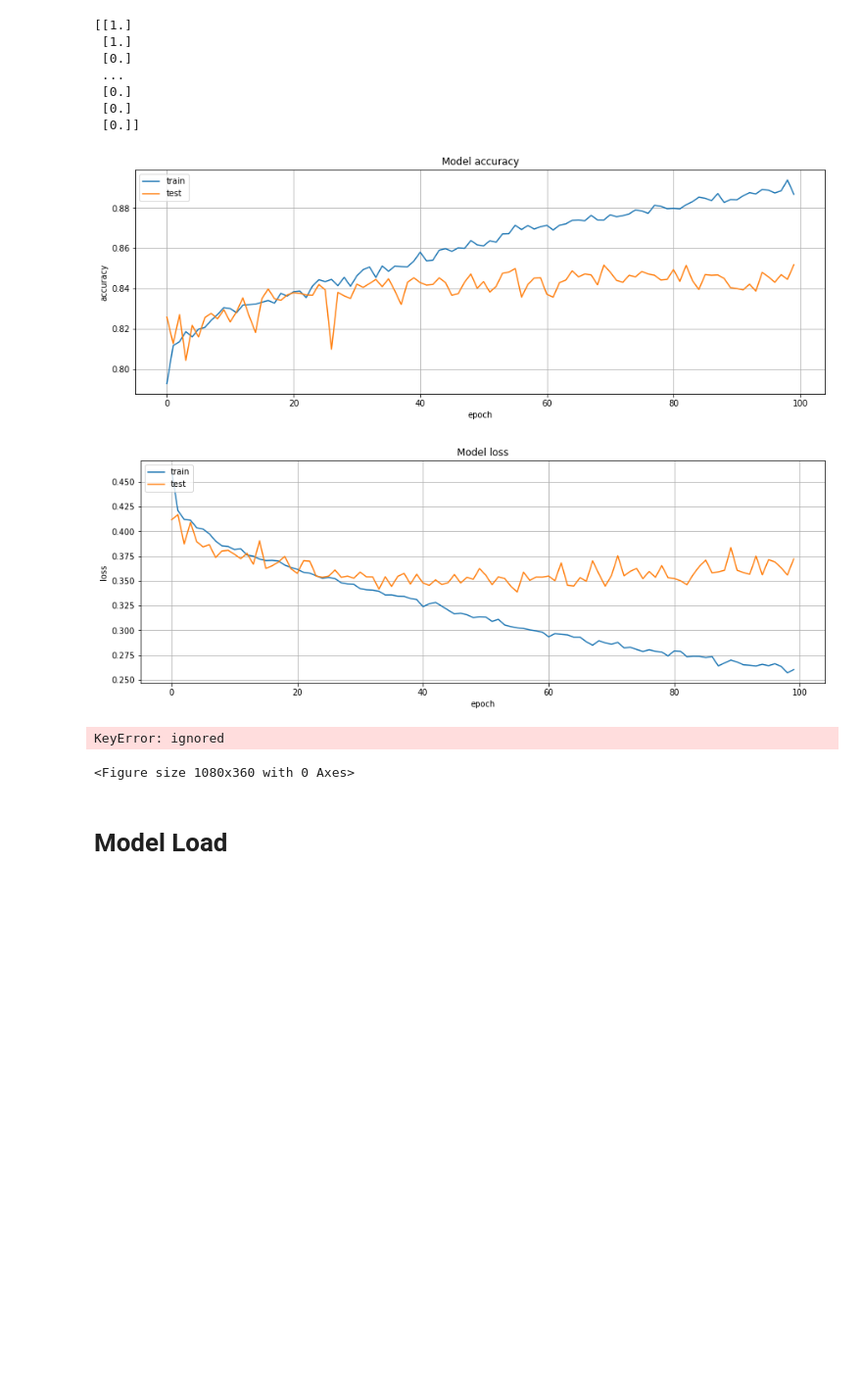
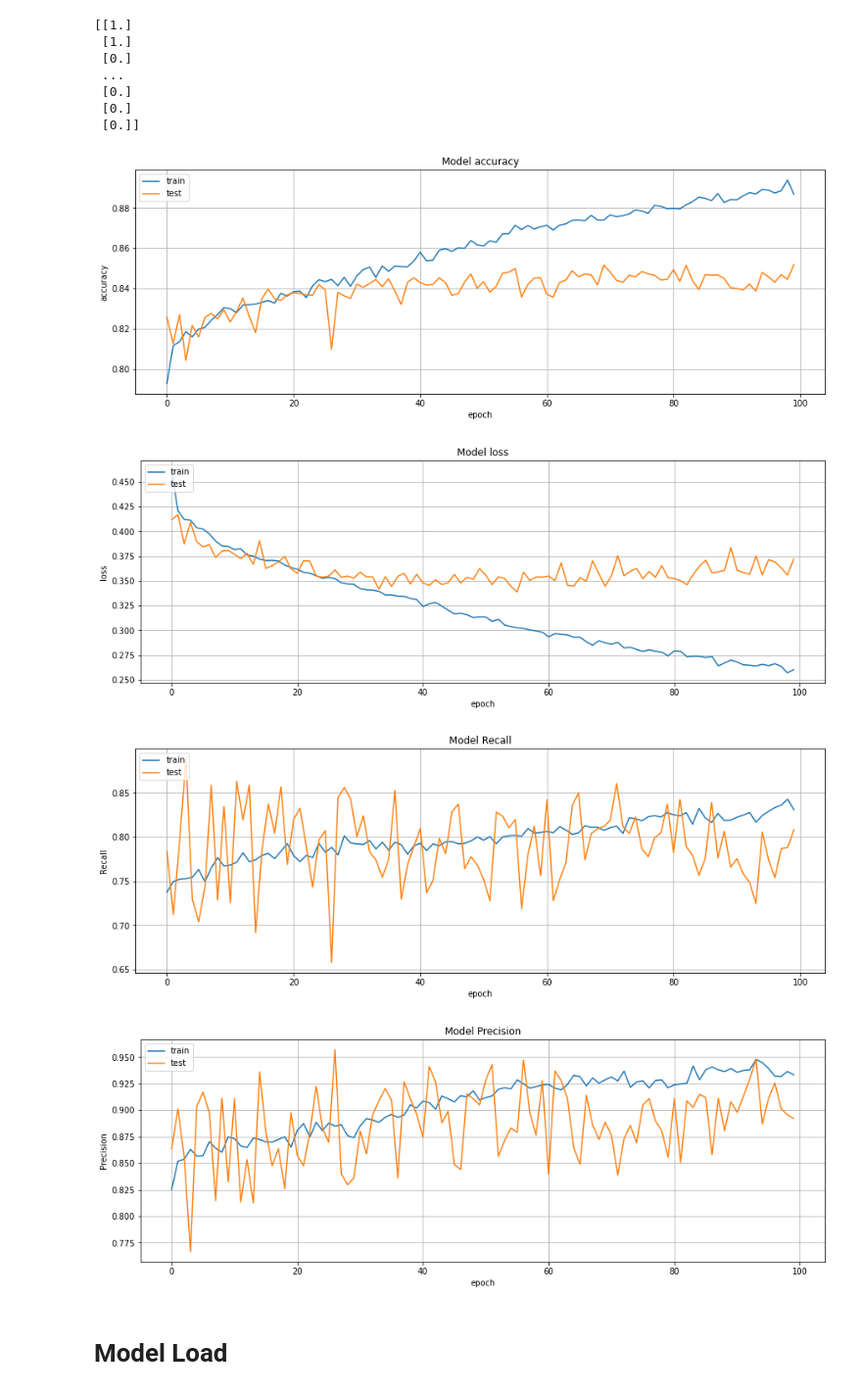
Before and after one commit to robinoud/BADS7604_HW3_Deep-Learning, a Jupyter notebook: HW03_Deeplearning_with_Adult_data.ipynb, the cells around one changed output. Shown at 98% size. Cells and saved outputs as stored; diff of their text form; code cells hidden in the pictures; blank space fills up the shorter version.

```diff
--- a/HW03_Deeplearning_with_Adult_data.ipynb
+++ b/HW03_Deeplearning_with_Adult_data.ipynb
@@ -757,39 +757,39 @@ plt.show()
 plt.figure(figsize=(15,5))
 plt.plot(history.history['loss'])
 plt.plot(history.history['val_loss'])
 plt.title('Model loss')
 plt.ylabel('loss')
 plt.xlabel('epoch')
 plt.legend(['train', 'test'], loc='upper left')
 plt.grid()
 plt.show()
 
 # Summarize history for Recall
 plt.figure(figsize=(15,5))
-plt.plot(history.history['recall_1'])
-plt.plot(history.history['val_recall_1'])
+plt.plot(history.history['recall'])
+plt.plot(history.history['val_recall'])
 plt.title('Model Recall')
 plt.ylabel('Recall')
 plt.xlabel('epoch')
 plt.legend(['train', 'test'], loc='upper left')
 plt.grid()
 plt.show()
 
 # Summarize history for Precision
 plt.figure(figsize=(15,5))
-plt.plot(history.history['precision_1'])
-plt.plot(history.history['val_precision_1'])
+plt.plot(history.history['precision'])
+plt.plot(history.history['val_precision'])
 plt.title('Model Precision')
 plt.ylabel('Precision')
 plt.xlabel('epoch')
 plt.legend(['train', 'test'], loc='upper left')
 plt.grid()
 plt.show()
 # %% [output]
 [figure]
 [figure]
-KeyError: ignored
-<Figure size 1080x360 with 0 Axes>
+[figure, added]
+[figure, added]
 # %% [markdown]
 # Model Load
 # %%
```
